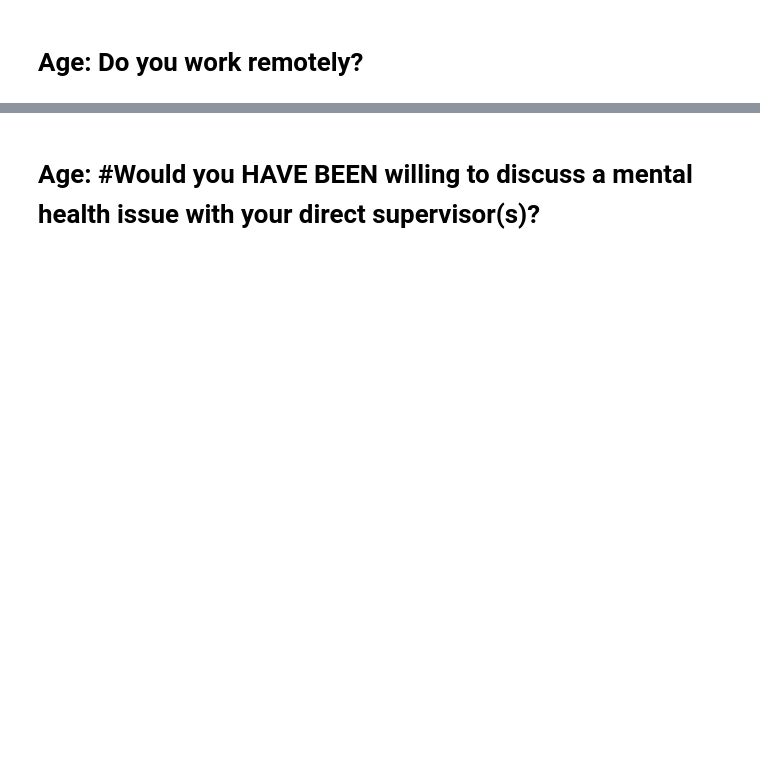
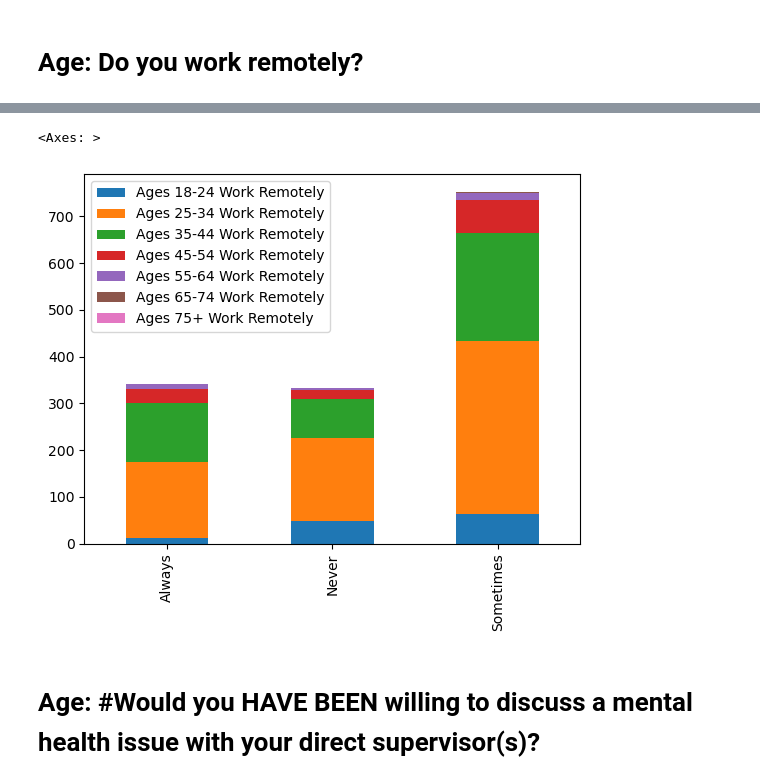
Before and after one commit to SecondHandSushi/Project-1-Mental-Tech, a Jupyter notebook: Project-1.ipynb, the cells around one changed output, grey strips where cells are left out. Cells and saved outputs as stored; diff of their text form; code cells hidden in the pictures; blank space fills up the shorter version.

Commit message:
bar chart drafts finished

```diff
--- a/Project-1.ipynb
+++ b/Project-1.ipynb
@@ -441,6 +442,11 @@ ages_remote_df.head()
 | Always | 11 | 163 | 127 | 29 | ... |
 | Never | 48 | 178 | 83 | 19 | ... |
 | Sometimes | 64 | 369 | 232 | 70 | ... |
+# %%
+ages_remote_df.plot.bar(stacked=True)
+# %% [output]
+<Axes: >
+[figure, added]
 # %% [markdown]
 # Age: #Would you HAVE BEEN willing to discuss a mental health issue with your direct supervisor(s)?
 # %%
```
Also changed, not shown: parts of 5 cells of this notebook.
